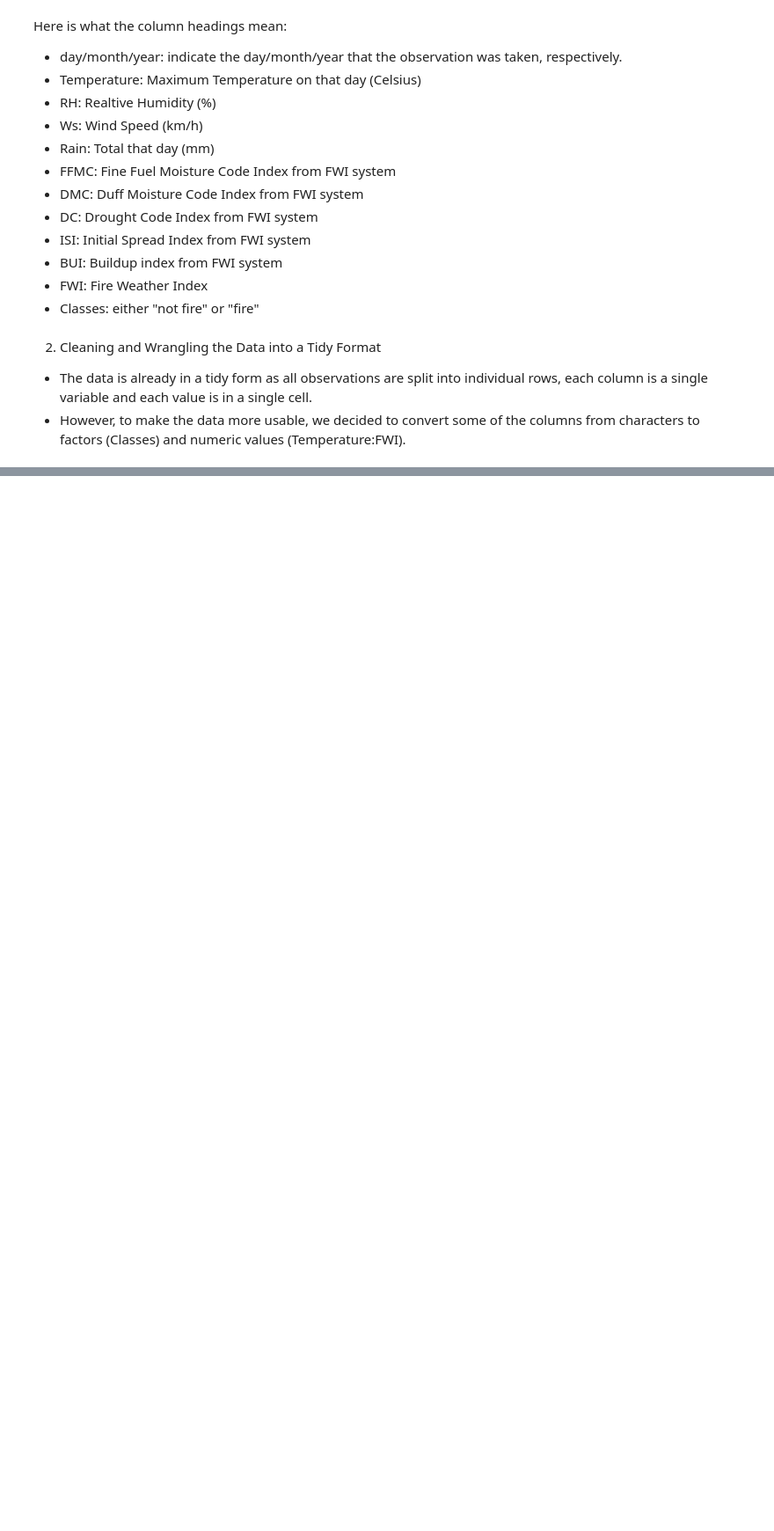
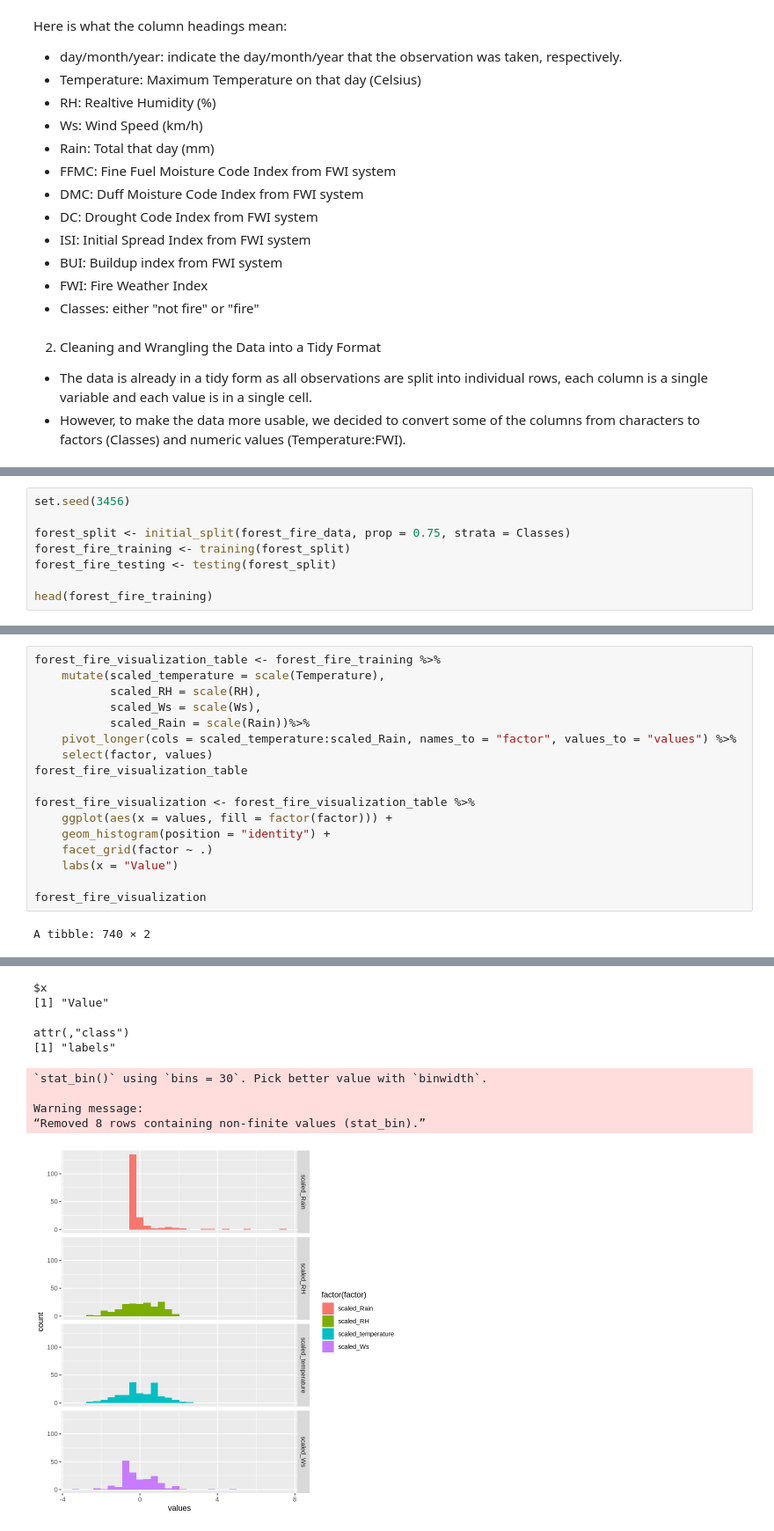
Before and after one commit to Soneif/dsci100-project, a Jupyter notebook: project-proposal.ipynb, the cells around one changed output, grey strips where cells are left out. Shown at 88% size. Saved outputs shown, nothing was run; the diff lists cells and outputs as text; blank space fills up the shorter version.

Commit message:
Added Some Visualization/Summary Code -- Not final

```diff
--- a/project-proposal.ipynb
+++ b/project-proposal.ipynb
@@ -99,0 +105,8 @@ A data.frame: 6 × 14
+# %%
+set.seed(3456)
+
+forest_split <- initial_split(forest_fire_data, prop = 0.75, strata = Classes)
+forest_fire_training <- training(forest_split)
+forest_fire_testing <- testing(forest_split)
+
+head(forest_fire_training)
@@ -99,0 +139,19 @@ A data.frame: 6 × 14
+# %%
+forest_fire_visualization_table <- forest_fire_training %>%
+    mutate(scaled_temperature = scale(Temperature),
+           scaled_RH = scale(RH),
+           scaled_Ws = scale(Ws),
+           scaled_Rain = scale(Rain))%>%
+    pivot_longer(cols = scaled_temperature:scaled_Rain, names_to = "factor", values_to = "values") %>%
+    select(factor, values)
+forest_fire_visualization_table
+
+forest_fire_visualization <- forest_fire_visualization_table %>%
+    ggplot(aes(x = values, fill = factor(factor))) +
+    geom_histogram(position = "identity") +
+    facet_grid(factor ~ .)
+    labs(x = "Value")
+
+forest_fire_visualization
+# %% [output]
+A tibble: 740 × 2
@@ -99,0 +167,10 @@ A data.frame: 6 × 14
+$x
+[1] "Value"
+
+attr(,"class")
+[1] "labels"
+`stat_bin()` using `bins = 30`. Pick better value with `binwidth`.
+
+Warning message:
+“Removed 8 rows containing non-finite values (stat_bin).”
+[figure, added]
```
Also changed, not shown: parts of 9 cells of this notebook.
